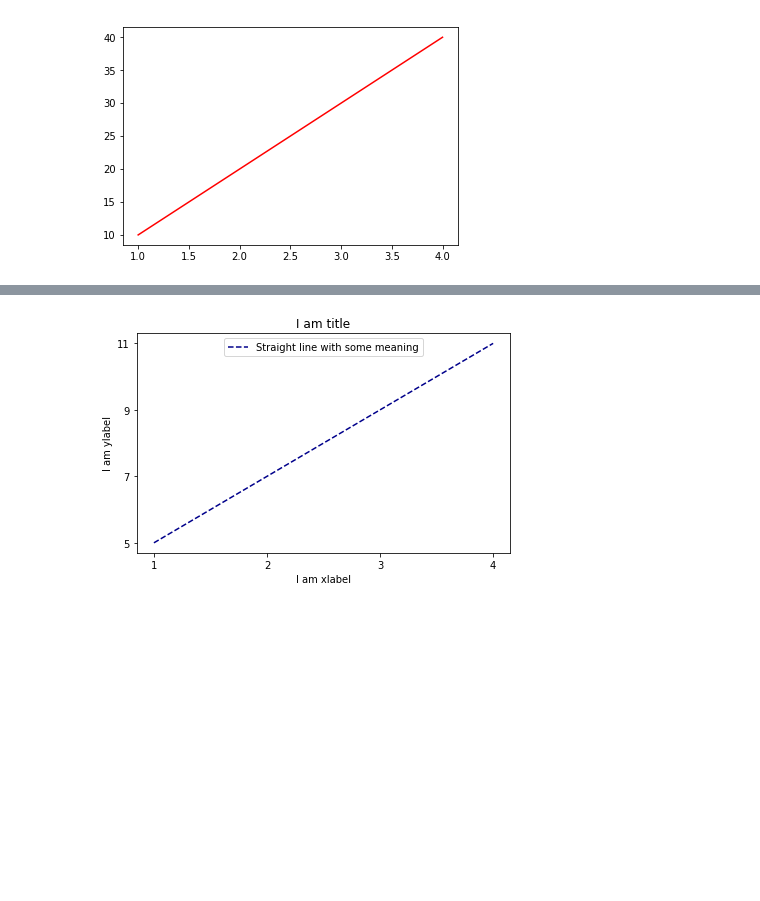
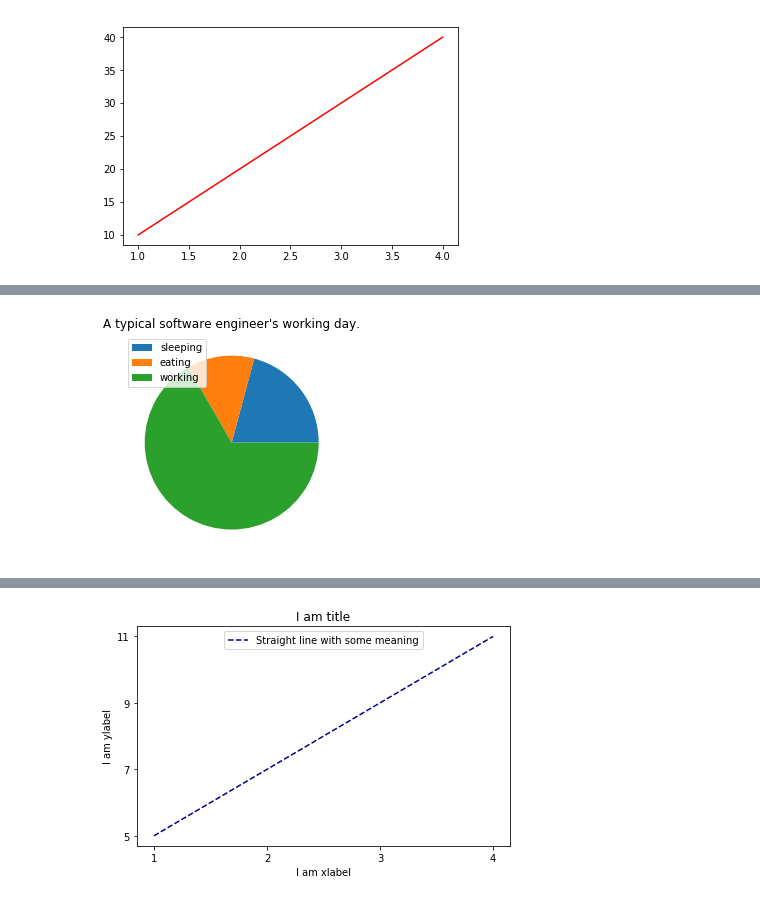
Before and after one commit to teimurjan/python-data-visualization-presentation, a Jupyter notebook: index.ipynb, the cells around one changed output, grey strips where cells are left out. Saved outputs shown, nothing was run; the diff lists cells and outputs as text; code cells hidden in the pictures; blank space fills up the shorter version.

```diff
--- a/index.ipynb
+++ b/index.ipynb
@@ -108,0 +142,17 @@ plt.savefig('5_graph.png', dpi=500)
+# %%
+labels = ['sleeping', 'eating', 'working']
+sleeping = 5
+eating =   3
+working =  16
+
+fig = plt.figure()
+
+ax = fig.add_subplot(1, 1, 1)
+ax.pie([sleeping, eating, working])
+ax.set_title('A typical software engineer\'s working day.')
+ax.legend(labels, loc='upper left')
+ax.set_aspect(1)
+
+plt.savefig('scratches/8_graph.png', dpi=500)
+# %% [output]
+[figure, added]
```
Also changed, not shown: parts of 22 cells of this notebook, 29 other files.
